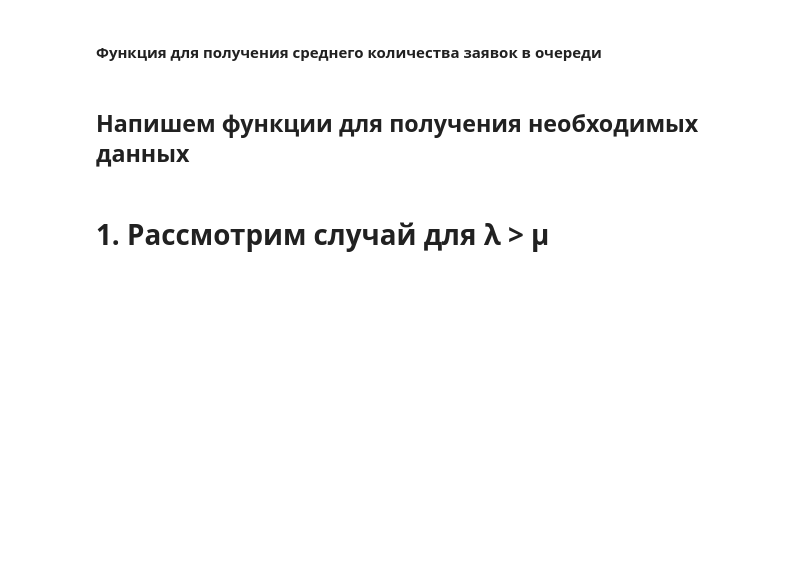
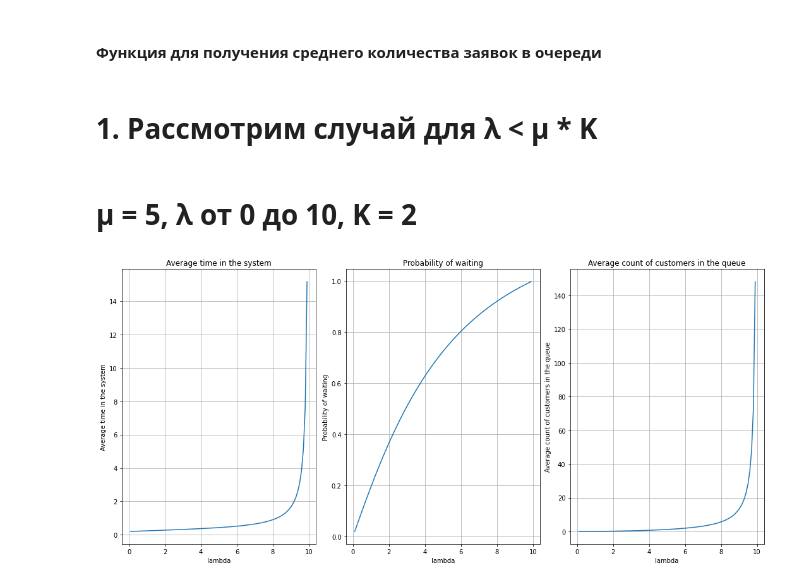
Before and after one commit to LevBugrov/test_stohasika_proj, a Jupyter notebook: formulas.ipynb, the cells around one changed output. Drawn from its saved outputs; the diff is of its cells as text; code cells hidden in the pictures; blank space fills up the shorter version.

```diff
--- a/formulas.ipynb
+++ b/formulas.ipynb
@@ -10,11 +7,23 @@ def get_pn(i, lam, mu, k):
+# %%
+def get_pn(n, lam, mu):
+    alpha = (m.sqrt(1 + 4 * lam / mu) - 1) / 2
+    p0 = (lam * (1 - alpha)) / (lam + mu * (1 - alpha))
+
+    if n == -1:  # 0' case server is waiting
+        return (mu / lam) * p0
+
+    return (alpha**n) * p0
 # %% [markdown]
 #### Функция для получения среднего времени пребывания в системе
+# %%
+def average_time_in_system(lam, mu):
+    alpha = (m.sqrt(1 + 4 * lam / mu) - 1) / 2
+    self_L_q = (lam * alpha) / ((1 - alpha) * (lam + mu * (1 - alpha)))
+    return (self_L_q / lam)  + (1 / mu)  # it's W_s
 # %% [markdown]
 #### Функция для получения вероятности ожидания
 # %%
-def probability_of_waiting(lam, mu, k):
-    return 1 - get_pn(0, lam, mu, k)
+def probability_of_waiting(lam, mu):
+    return 1 - get_pn(-1, lam, mu)
 # %% [markdown]
 #### Функция для получения среднего количества заявок в очереди
-# %% [markdown]
-## Напишем функции для получения необходимых данных
@@ -23,2 +30,27 @@ pass
+# %%
+def average_clients_in_queue(lam, mu):
+    alpha = (m.sqrt(1 + 4 * lam / mu) - 1) / 2
+    return (lam * alpha) / ((1 - alpha) * (lam + mu * (1 - alpha)))  # it's L_q
 # %% [markdown]
-# 1. Рассмотрим случай для <mi>&#x3BB;</mi> > <mi>&#x3BC;</mi>
+# 1. Рассмотрим случай для <mi>&#x3BB;</mi> < <mi>&#x3BC;</mi> * K
+# %% [markdown]
+# <mi>&#x3BC;</mi> = 5, <mi>&#x3BB;</mi> от 0 до 10, K = 2
+# %%
+x = np.linspace(0.1, 9.9, 99)
+y = []
+for i in x:
+    y.append([average_time_in_system(mu=5, lam=i), probability_of_waiting(mu=5, lam=i),
+    average_clients_in_queue(mu=5, lam=i), 'baNANa'])
+
+titles = ['Average time in the system', 'Probability of waiting', 'Average count of customers in the queue', '------------------']
+plt.figure(figsize=(15,7))
+for j in range(3):
+    plt.subplot(1, 3, j+1)
+    plt.title(titles[j])
+    plt.xlabel('lambda')
+    plt.ylabel(titles[j])
+    plt.tight_layout()
+    plt.grid()
+    plt.plot(x, [i[j] for i in y])
+# %% [output]
+[figure, added]
```
Also changed, not shown: parts of 6 cells of this notebook, 1 other file.
